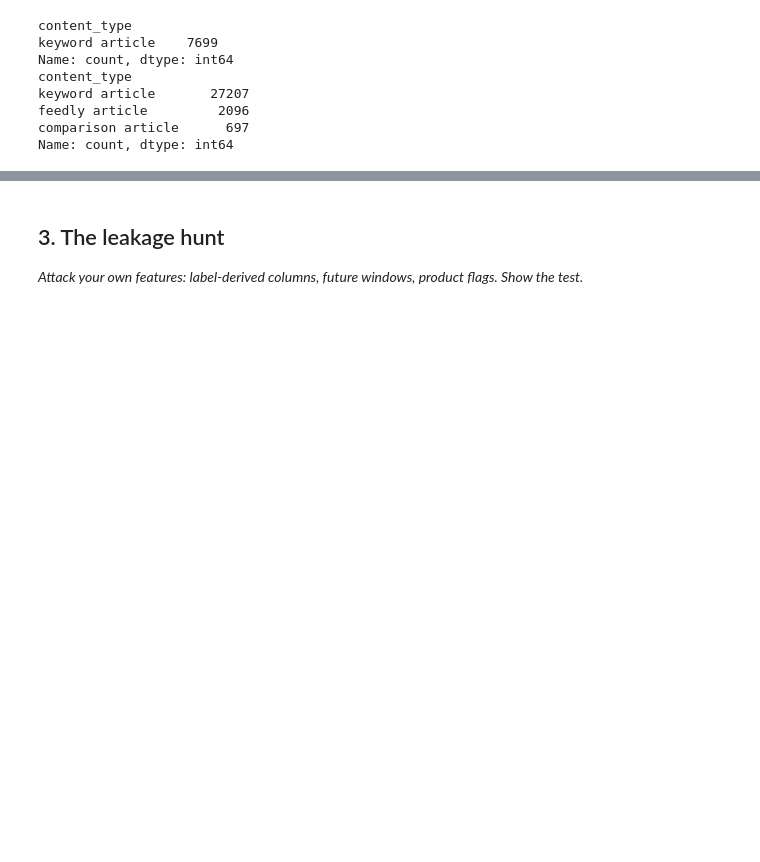
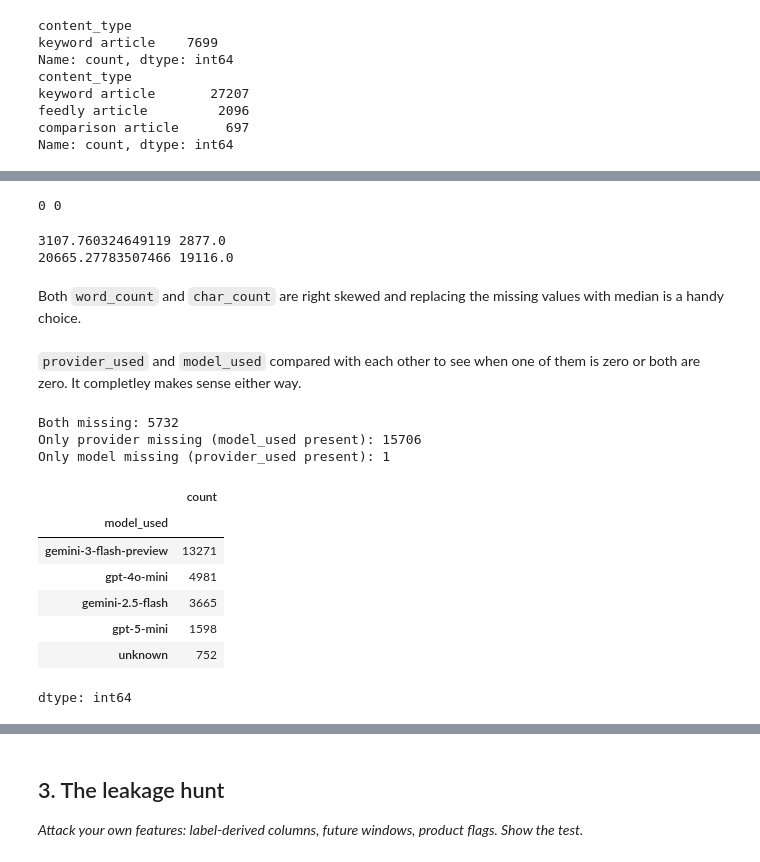
Before and after one commit to Hadeed07/FlyRank-ML, a Jupyter notebook: work/notebooks/w03_feature_leakage_check.ipynb, the cells around one changed output, grey strips where cells are left out. Drawn from its saved outputs; the diff is of its cells as text; code cells hidden in the pictures; blank space fills up the shorter version.

```diff
--- a/work/notebooks/w03_feature_leakage_check.ipynb
+++ b/work/notebooks/w03_feature_leakage_check.ipynb
@@ -147,0 +165,41 @@ Name: count, dtype: int64
+# %%
+only_word_missing = df['word_count'].isnull() & df['char_count'].notnull()
+only_char_missing = df['char_count'].isnull() & df['word_count'].notnull()
+print(only_word_missing.sum(), only_char_missing.sum())
+# %% [output]
+0 0
+# %%
+print(df['word_count'].mean(), df['word_count'].median())
+print(df['char_count'].mean(), df['char_count'].median())
+# %% [output]
+3107.760324649119 2877.0
+20665.27783507466 19116.0
+# %% [markdown]
+Both `word_count` and `char_count` are right skewed and replacing the missing values with median is a handy choice.
+# %% [markdown]
+`provider_used` and `model_used` compared with each other to see when one of them is zero or both are zero.
+It completley makes sense either way.
+# %%
+both_missing = df['provider_used'].isnull() & df['model_used'].isnull()
+only_provider_missing = df['provider_used'].isnull() & df['model_used'].notnull()
+only_model_missing = df['model_used'].isnull() & df['provider_used'].notnull()
+
+
+print("Both missing:", both_missing.sum())
+print("Only provider missing (model_used present):", only_provider_missing.sum())
+print("Only model missing (provider_used present):", only_model_missing.sum())
+# %% [output]
+Both missing: 5732
+Only provider missing (model_used present): 15706
+Only model missing (provider_used present): 1
+# %%
+df['model_used'].value_counts()
+# %% [output]
+|  | count |
+| model_used |  |
+| gemini-3-flash-preview | 13271 |
+| gpt-4o-mini | 4981 |
+| gemini-2.5-flash | 3665 |
+| gpt-5-mini | 1598 |
+| unknown | 752 |
+dtype: int64
```
Also changed, not shown: parts of 11 cells of this notebook.
